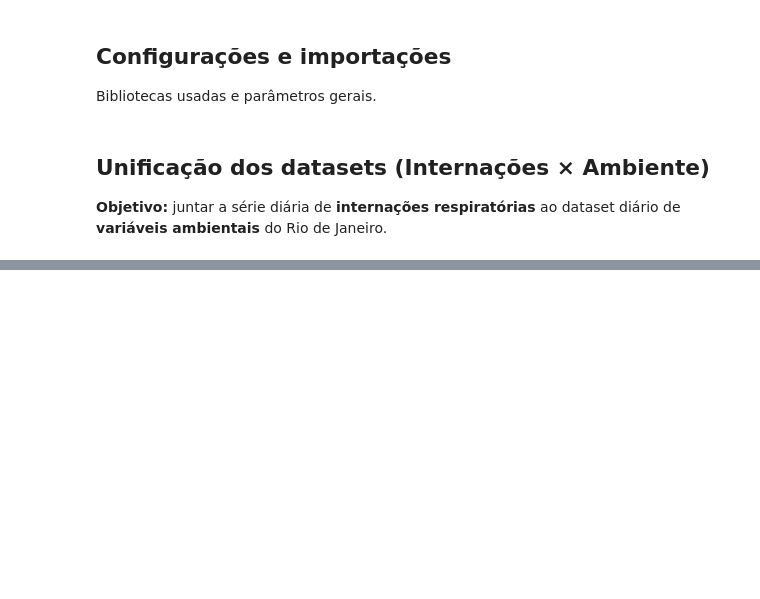
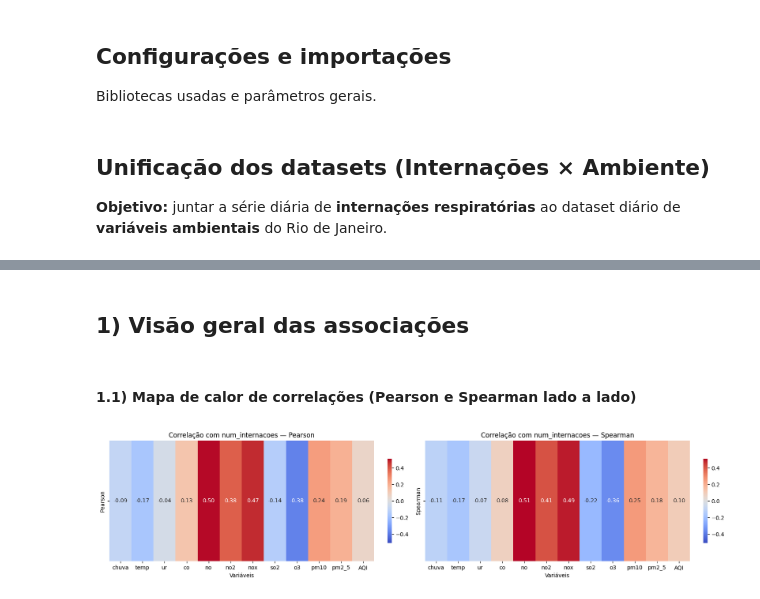
Before and after one commit to AILAB-CEFET-RJ/qualiar, a Jupyter notebook: notebooks/Analise-Correlacao/internacoes_x_qualiar.ipynb, the cells around one changed output, grey strips where cells are left out. Saved outputs shown, nothing was run; the diff lists cells and outputs as text; code cells hidden in the pictures; blank space fills up the shorter version.

Commit message:
Reformulando análise de correlação

```diff
--- a/notebooks/Analise-Correlacao/internacoes_x_qualiar.ipynb
+++ b/notebooks/Analise-Correlacao/internacoes_x_qualiar.ipynb
@@ -858,0 +71,38 @@ plt.show()
+# %% [markdown]
+## 1) Visão geral das associações
+# %% [markdown]
+#### 1.1) Mapa de calor de correlações (Pearson e Spearman lado a lado)
+# %%
+vars_x = ['chuva','temp','ur','co','no','no2','nox','so2','o3','pm10','pm2_5','AQI']
+
+data = df_unificado[['num_internacoes'] + vars_x].dropna()
+
+corr_pearson  = data.corr(method='pearson').loc['num_internacoes', vars_x]
+corr_spearman = data.corr(method='spearman').loc['num_internacoes', vars_x]
+
+vlim = float(np.nanmax(np.abs(pd.concat([corr_pearson, corr_spearman]))))
+
+fig, axes = plt.subplots(ncols=2, figsize=(16, 3.8), constrained_layout=True)
+
+sns.heatmap(
+    pd.DataFrame([corr_pearson.values], index=['Pearson'], columns=vars_x),
+    ax=axes[0], cmap='coolwarm', center=0, vmin=-vlim, vmax=vlim,
+    annot=True, fmt=".2f", cbar=True, cbar_kws={"shrink": 0.7}
+)
+axes[0].set_title("Correlação com num_internacoes — Pearson")
+axes[0].set_xlabel("Variáveis")
+axes[0].set_ylabel("")
+
+# Spearman
+sns.heatmap(
+    pd.DataFrame([corr_spearman.values], index=['Spearman'], columns=vars_x),
+    ax=axes[1], cmap='coolwarm', center=0, vmin=-vlim, vmax=vlim,
+    annot=True, fmt=".2f", cbar=True, cbar_kws={"shrink": 0.7}
+)
+axes[1].set_title("Correlação com num_internacoes — Spearman")
+axes[1].set_xlabel("Variáveis")
+axes[1].set_ylabel("")
+
+plt.show()
+# %% [output]
+[figure, added]
```
Also changed, not shown: parts of 36 cells of this notebook, 3 other files.
